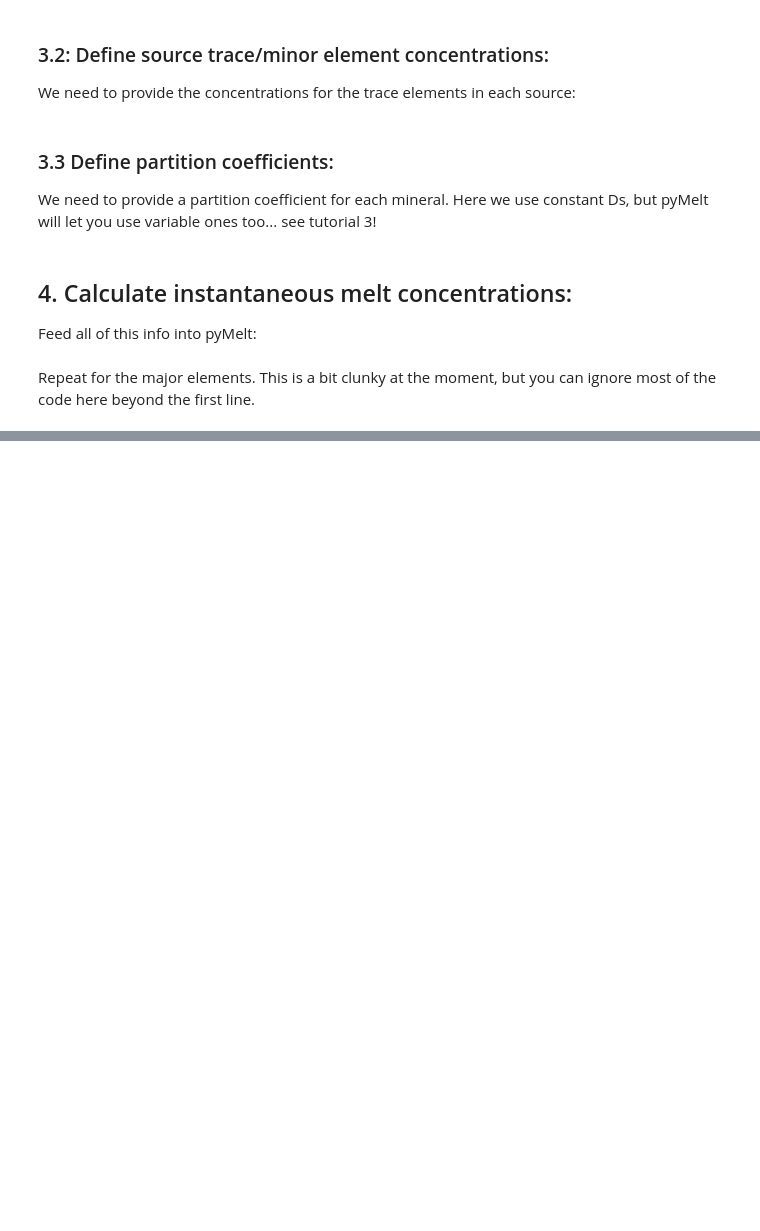
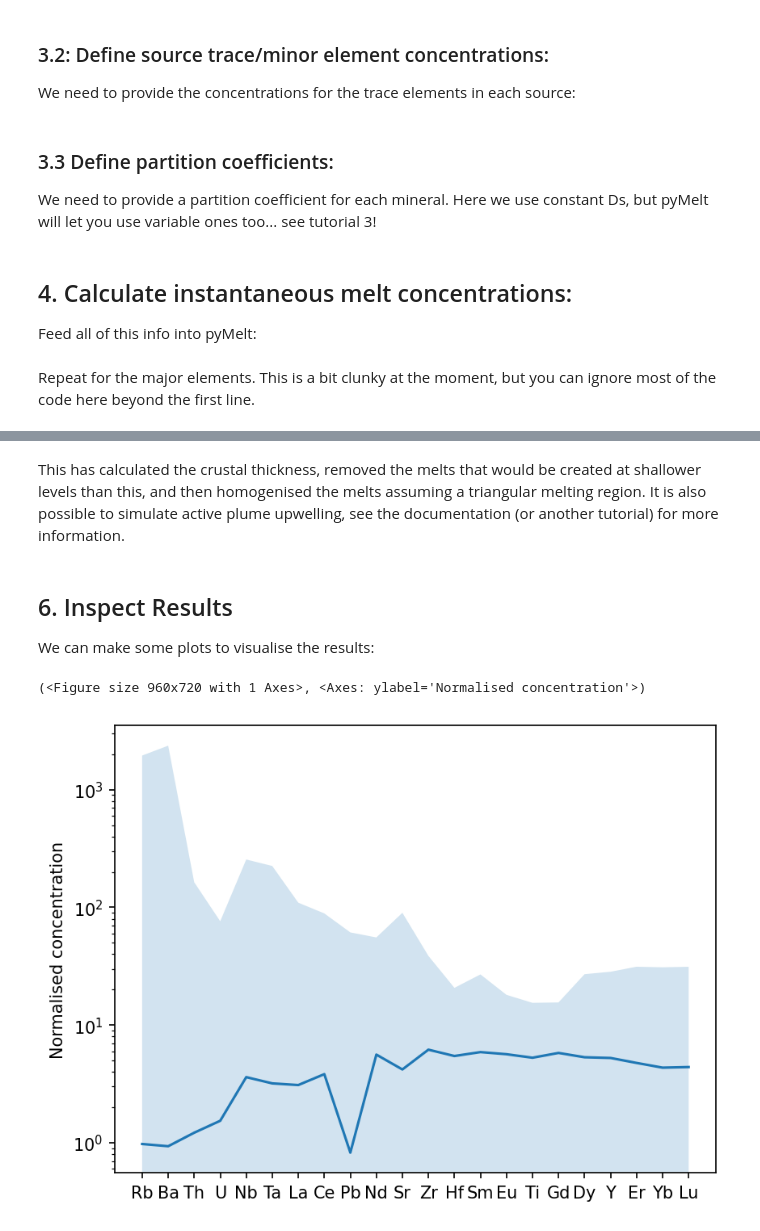
Before and after one commit to simonwmatthews/pyMelt, a Jupyter notebook: docs/tutorial/tutorial4.ipynb, the cells around one changed output, grey strips where cells are left out. Drawn from its saved outputs; the diff is of its cells as text; code cells hidden in the pictures; blank space fills up the shorter version.

Commit message:
Bug fixes and pd-te tutorial updates

```diff
--- a/docs/tutorial/tutorial4.ipynb
+++ b/docs/tutorial/tutorial4.ipynb
@@ -439,0 +353,13 @@ plt.show()
+# %%
+geo = m.geosettings.spreadingCentre(column)
+# %% [markdown]
+This has calculated the crustal thickness, removed the melts that would be created at shallower levels than this, and then homogenised the melts assuming a triangular melting region. It is also possible to simulate active plume upwelling, see the documentation (or another tutorial) for more information.
+# %% [markdown]
+## 6. Inspect Results
+
+We can make some plots to visualise the results:
+# %%
+f, a = geo.plotSpider(plot_instantaneous=True)
+# %% [output]
+(<Figure size 960x720 with 1 Axes>, <Axes: ylabel='Normalised concentration'>)
+[figure, added]
```
Also changed, not shown: parts of 17 cells of this notebook, 12 other files.
